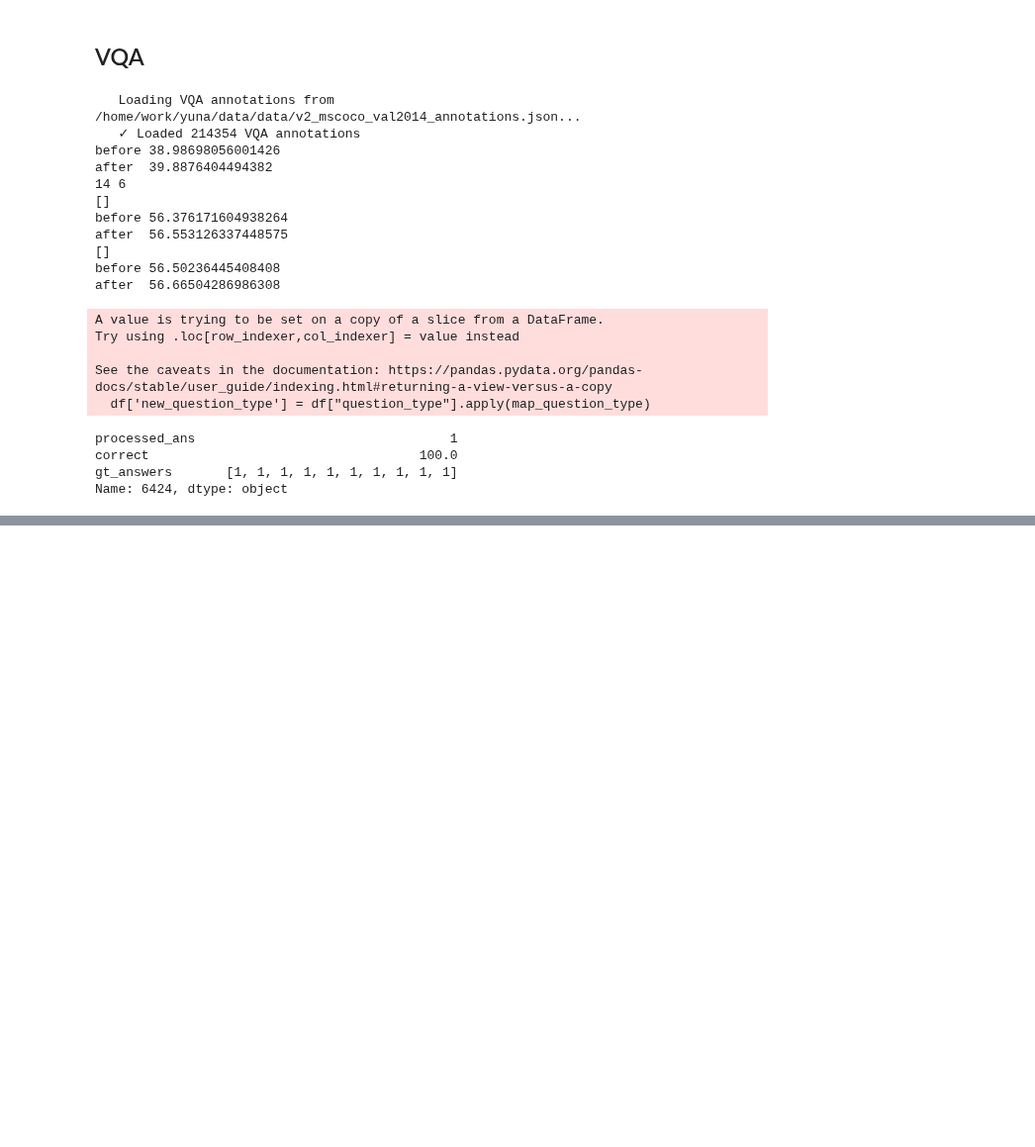
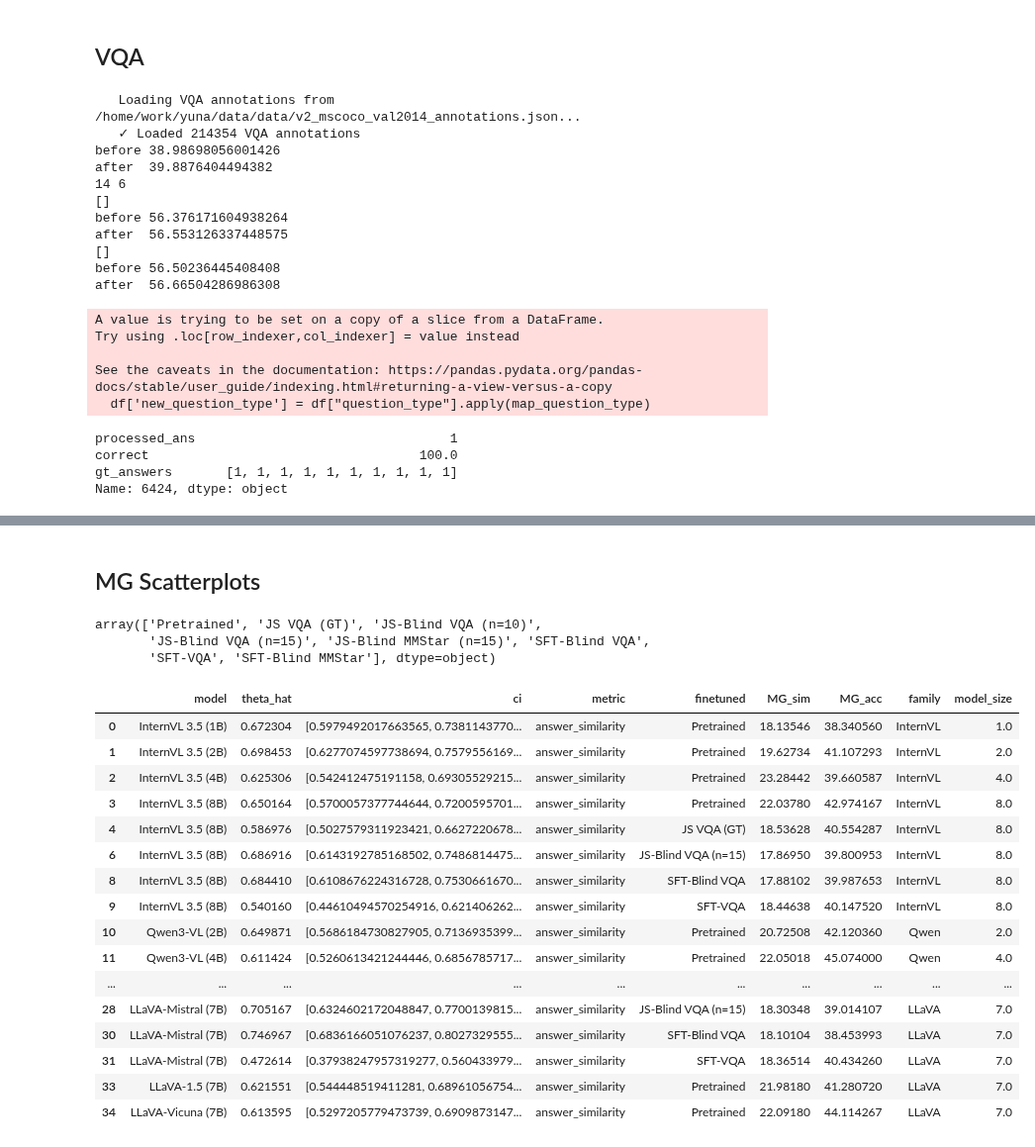
Before and after one commit to unolop/HPA, a Jupyter notebook: evaluation/analysis/correlations.ipynb, the cells around one changed output, grey strips where cells are left out. Shown at 99% size. Drawn from its saved outputs; the diff is of its cells as text; code cells hidden in the pictures; blank space fills up the shorter version.

```diff
--- a/evaluation/analysis/correlations.ipynb
+++ b/evaluation/analysis/correlations.ipynb
@@ -281,0 +297,40 @@ UFuncTypeError: ufunc 'subtract' did not contain a loop with signature matching
+# %% [markdown]
+## MG Scatterplots
+# %%
+pcorr.finetuned.unique()
+# %% [output]
+array(['Pretrained', 'JS VQA (GT)', 'JS-Blind VQA (n=10)',
+       'JS-Blind VQA (n=15)', 'JS-Blind MMStar (n=15)', 'SFT-Blind VQA',
+       'SFT-VQA', 'SFT-Blind MMStar'], dtype=object)
+# %%
+sim_mg = vv.test_model_mg_sim.groupby(['model', 'finetuned'])['MG'].mean().reset_index()
+acc_mg = vv.test_model_mg_acc.groupby(['model', 'finetuned'])['MG'].mean().reset_index() # .dropna(axis=1).groupby(['model', 'finetuned']).mean(numeric_only=True)
+vqa_mg = pd.merge(sim_mg, acc_mg, suffixes=('_sim', '_acc'), how='inner', on=['model', 'finetuned'])
+vqa_mg['family'] = vqa_mg['model'].map(get_family)
+vqa_mg['model_size'] = vqa_mg['model'].map(parse_size)
+
+finetuned_list = ['Pretrained', 'JS VQA (GT)', 'JS-Blind VQA (n=15)', 'SFT-Blind VQA',  'SFT-VQA']
+pcorr = pd.merge(df[df['metric'] == 'correct'], vqa_mg, on=['model', 'finetuned'])
+pcorr = pcorr[pcorr['finetuned'].isin(finetuned_list)] # ,'JS-Blind VQA (n=10)', 'SFT-Blind MMStar', 'JS-Blind MMStar (n=15)',
+
+sim_corr = pd.merge(df[df['metric'] == 'answer_similarity'], vqa_mg, on=['model', 'finetuned'])
+sim_corr = sim_corr[sim_corr['finetuned'].isin(finetuned_list)] # ,'JS-Blind VQA (n=10)', 'SFT-Blind MMStar', 'JS-Blind MMStar (n=15)',
+sim_corr
+# %% [output]
+|  | model | theta_hat | ci | metric | finetuned | MG_sim | MG_acc | family | model_size |
+| 0 | InternVL 3.5 (1B) | 0.672304 | [0.5979492017663565, 0.7381143770... | answer_similarity | Pretrained | 18.13546 | 38.340560 | InternVL | 1.0 |
+| 1 | InternVL 3.5 (2B) | 0.698453 | [0.6277074597738694, 0.7579556169... | answer_similarity | Pretrained | 19.62734 | 41.107293 | InternVL | 2.0 |
+| 2 | InternVL 3.5 (4B) | 0.625306 | [0.542412475191158, 0.69305529215... | answer_similarity | Pretrained | 23.28442 | 39.660587 | InternVL | 4.0 |
+| 3 | InternVL 3.5 (8B) | 0.650164 | [0.5700057377744644, 0.7200595701... | answer_similarity | Pretrained | 22.03780 | 42.974167 | InternVL | 8.0 |
+| 4 | InternVL 3.5 (8B) | 0.586976 | [0.5027579311923421, 0.6627220678... | answer_similarity | JS VQA (GT) | 18.53628 | 40.554287 | InternVL | 8.0 |
+| 6 | InternVL 3.5 (8B) | 0.686916 | [0.6143192785168502, 0.7486814475... | answer_similarity | JS-Blind VQA (n=15) | 17.86950 | 39.800953 | InternVL | 8.0 |
+| 8 | InternVL 3.5 (8B) | 0.684410 | [0.6108676224316728, 0.7530661670... | answer_similarity | SFT-Blind VQA | 17.88102 | 39.987653 | InternVL | 8.0 |
+| 9 | InternVL 3.5 (8B) | 0.540160 | [0.44610494570254916, 0.621406262... | answer_similarity | SFT-VQA | 18.44638 | 40.147520 | InternVL | 8.0 |
+| 10 | Qwen3‑VL (2B) | 0.649871 | [0.5686184730827905, 0.7136935399... | answer_similarity | Pretrained | 20.72508 | 42.120360 | Qwen | 2.0 |
+| 11 | Qwen3‑VL (4B) | 0.611424 | [0.5260613421244446, 0.6856785717... | answer_similarity | Pretrained | 22.05018 | 45.074000 | Qwen | 4.0 |
+| ... | ... | ... | ... | ... | ... | ... | ... | ... | ... |
+| 28 | LLaVA‑Mistral (7B) | 0.705167 | [0.6324602172048847, 0.7700139815... | answer_similarity | JS-Blind VQA (n=15) | 18.30348 | 39.014107 | LLaVA | 7.0 |
+| 30 | LLaVA‑Mistral (7B) | 0.746967 | [0.6836166051076237, 0.8027329555... | answer_similarity | SFT-Blind VQA | 18.10104 | 38.453993 | LLaVA | 7.0 |
+| 31 | LLaVA‑Mistral (7B) | 0.472614 | [0.37938247957319277, 0.560433979... | answer_similarity | SFT-VQA | 18.36514 | 40.434260 | LLaVA | 7.0 |
+| 33 | LLaVA‑1.5 (7B) | 0.621551 | [0.544448519411281, 0.68961056754... | answer_similarity | Pretrained | 21.98180 | 41.280720 | LLaVA | 7.0 |
+| 34 | LLaVA‑Vicuna (7B) | 0.613595 | [0.5297205779473739, 0.6909873147... | answer_similarity | Pretrained | 22.09180 | 44.114267 | LLaVA | 7.0 |
```
Also changed, not shown: parts of 24 cells of this notebook, 10 other files.
